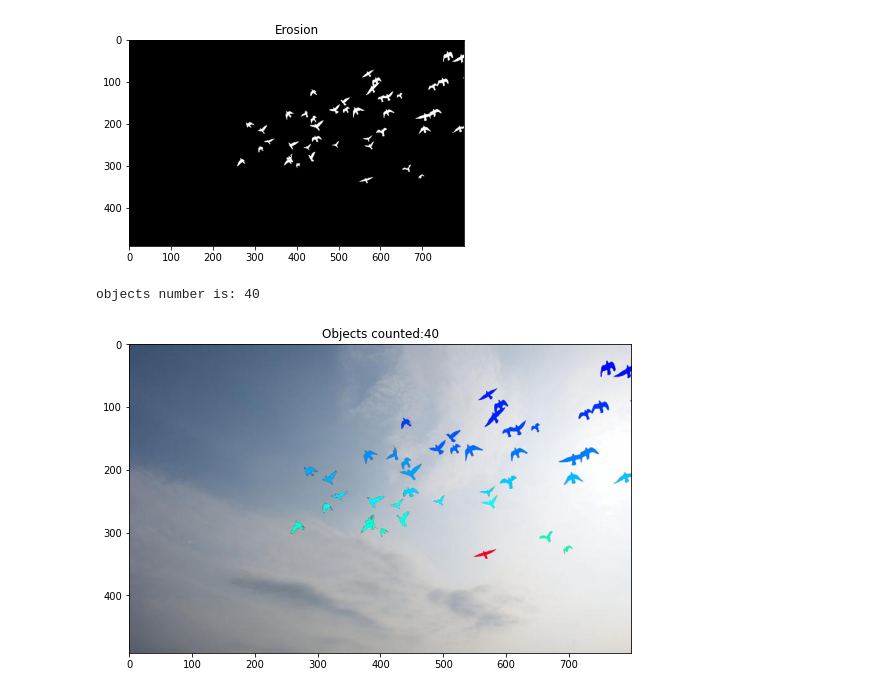
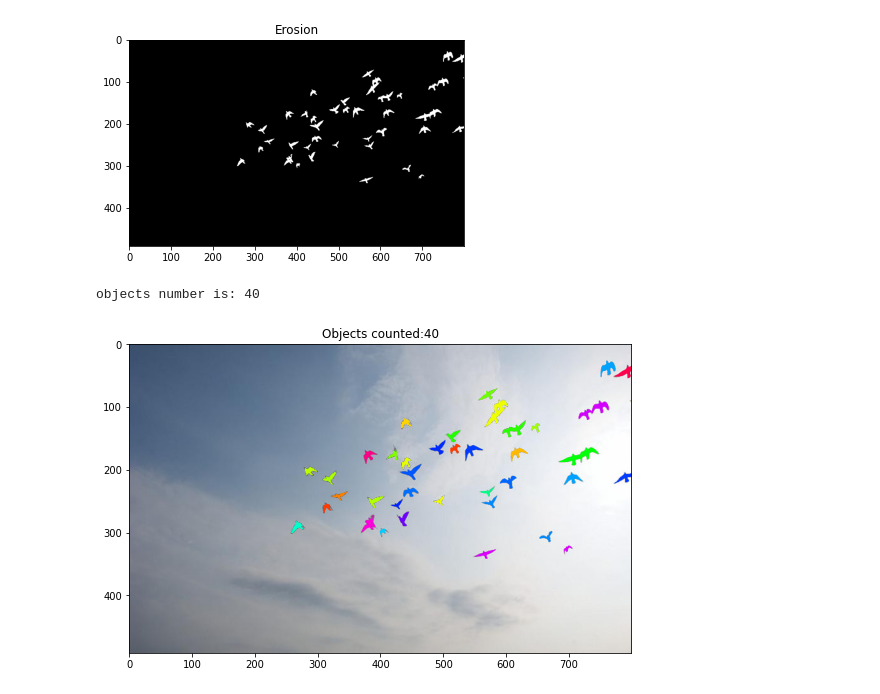
Before and after one commit to wvitzthum/CV_coursework, a Jupyter notebook: Coursework.ipynb, the cells around one changed output. Cells and saved outputs as stored; diff of their text form; code cells hidden in the pictures.

```diff
--- a/Coursework.ipynb
+++ b/Coursework.ipynb
@@ -69,7 +69,8 @@ plt.show()
 # %% [markdown]
 ## Pt. 2 Labelling
 # %%
-birds = cv2.imread('materials/birds.jpg')
+birds = cv2.imread('materials/birds.jpg', 0)
+birds_cl = cv2.imread('materials/birds.jpg')
 plt.imshow(birds)
 # %% [output]
 <matplotlib.image.AxesImage at 0x...>
@@ -101,28 +98,28 @@ plt.imshow(img_eroded, cmap="gray")
 # %%
 ret, labels = cv2.connectedComponents(img_eroded)
 
 # create random labels without duplicates and assign them to the pixels
 random_labels = random.sample(range(1, 255), len(np.unique(labels)))
 label_hue = labels
-for x in np.unique(labels)[1:]:
-    label_hue = np.where(labels==x, random_labels[x], labels)
+for i, x in enumerate(np.unique(labels)[1:]):
+    label_hue[label_hue==x] = random_labels[i]
 # convert hue labels to int
 label_hue = np.uint8(label_hue)
 # create blank channel
 blank_ch = 255 * np.ones_like(label_hue)
 # merge into 3 channels
 labeled_img = cv2.merge([label_hue, blank_ch, blank_ch])
 
 # convert label image to bgr color space
 labeled_img = cv2.cvtColor(labeled_img, cv2.COLOR_HSV2BGR)
-# convert original image to original color space
-birds_BGR = cv2.cvtColor(birds, cv2.COLOR_BGR2RGB)
+# convert image color space to same as labels so we can combine them
+birds_BGR = cv2.cvtColor(birds_cl, cv2.COLOR_BGR2RGB)
 labeled_img[label_hue == 0] = birds_BGR[(label_hue == 0)]
 
 plt.figure(figsize=(9,9))
 plt.title('Objects counted:'+ str(ret-1))
 plt.imshow(labeled_img)
 print('objects number is:', ret-1)
 # %% [output]
 objects number is: 40
-[figure, old version]
+[figure, new version]
```
Also changed, not shown: parts of 2 cells of this notebook, 1 other file.
